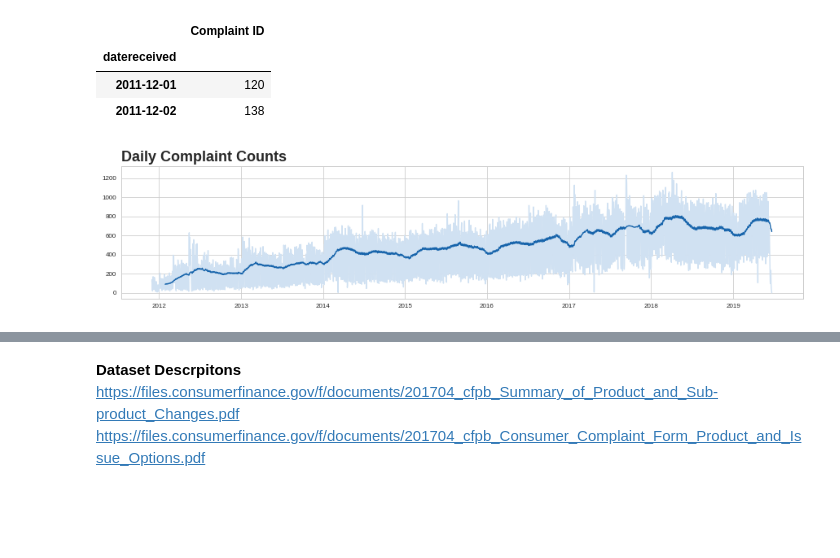
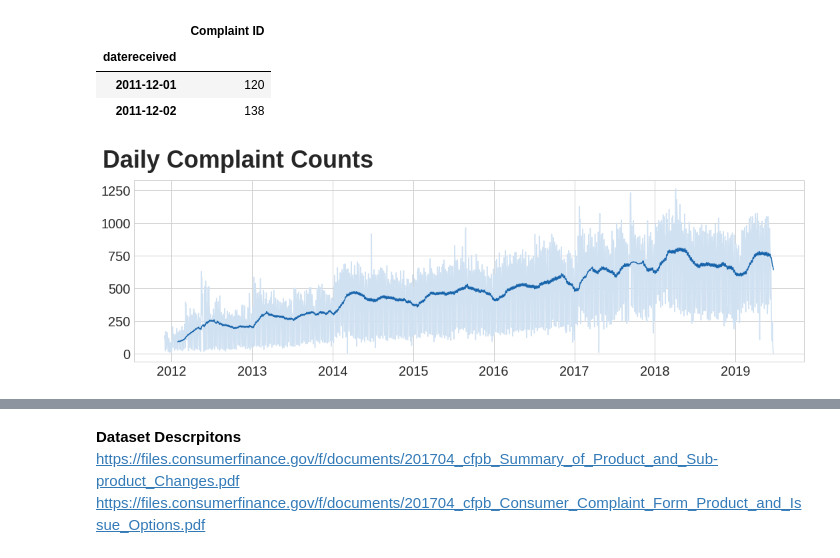
Before and after one commit to LambdaSchool/DS-Unit-1-Sprint-5-Data-Storytelling-Blog-Post, a Jupyter notebook: cfpd_consumer_complaints.ipynb, the cells around one changed output, grey strips where cells are left out. Drawn from its saved outputs; the diff is of its cells as text; code cells hidden in the pictures; blank space fills up the shorter version.

```diff
--- a/cfpd_consumer_complaints.ipynb
+++ b/cfpd_consumer_complaints.ipynb
@@ -127,7 +127,7 @@ sns.lineplot(x='datereceived', y='Complaint ID',
 # %% [output]
 [figure]
 # %%
-df_dates = df_dates.set_index('datereceived', inplace=True)
+df_dates.set_index('datereceived', inplace=True)
 df_dates.head(2)
 # %% [output]
 |  | Complaint ID |
@@ -137,17 +137,25 @@ df_dates.head(2)
 # %%
 # timeseries plot with rolling mean
 
-plt.style.use('seaborn-whitegrid')
+# plt.style.use('seaborn-whitegrid')
 colors=cm.Blues(np.linspace(0.2,0.8,5))
-fig, ax = plt.subplots(1,1, figsize=(15,3))
+fig, ax = plt.subplots(1,1, figsize=(18,5))
 
 plt.plot(df_dates, color=colors[0]);
 plt.plot(df_dates.rolling(60).mean(),
          color=colors[4]
         )
-plt.title("Daily Complaint Counts",
-          loc='left',
-          fontsize=18, fontweight='bold'
+
+plt.rc('xtick', labelsize=20)
+plt.rc('ytick', labelsize=20)
+
+plt.title(label="Daily Complaint Counts",
+          x=0.155, y=1.05,
+          fontsize=36, fontweight='bold'
          );
+str="Data Source: https://www.consumerfinance.gov/data-research/consumer-complaints/"
+# plt.text(s='s', x=40, y=40,
+#          fontsize=8, color='gray'
+#         );
 # %% [output]
-[figure, old version]
+[figure, new version]
```
Also changed, not shown: parts of 7 cells of this notebook.
